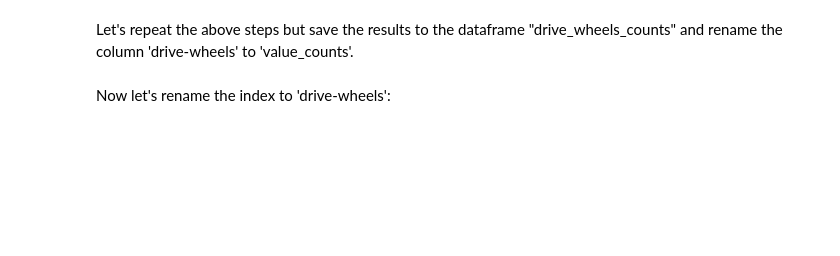
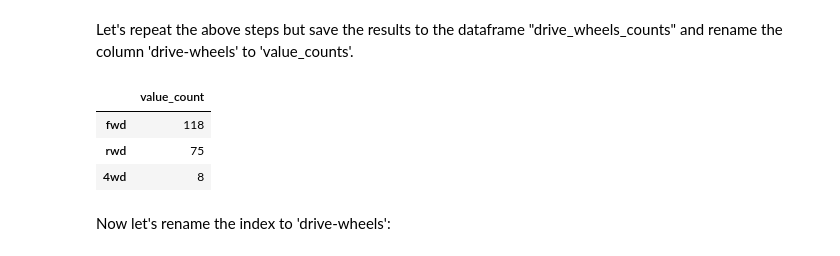
Before and after one commit to andrewrhoden/Panda-DataWrangling, a Jupyter notebook: DA0101EN-3-Review-Exploratory-Data-Analysis.ipynb, the cells around one changed output. Saved outputs shown, nothing was run; the diff lists cells and outputs as text; code cells hidden in the pictures; blank space fills up the shorter version.

```diff
--- a/DA0101EN-3-Review-Exploratory-Data-Analysis.ipynb
+++ b/DA0101EN-3-Review-Exploratory-Data-Analysis.ipynb
@@ -333,9 +352,18 @@ df['drive-wheels'].value_counts().to_frame()
 # %% [markdown]
 Let's repeat the above steps but save the results to the dataframe "drive_wheels_counts" and rename the column  'drive-wheels' to 'value_counts'.
 # %%
-drive_wheels_counts = df['drive-wheels'].value_counts().to_frame()
-drive_wheels_counts.rename(columns={'drive-wheels': 'value_counts'}, inplace=True)
+
+drive_wheels_counts =df['drive-wheels'].value_counts().to_frame()
+
+
+
+drive_wheels_counts.rename(columns={'drive-wheels': 'value_count'}, inplace=True)
 drive_wheels_counts
+# %% [output]
+|  | value_count |
+| fwd | 118 |
+| rwd | 75 |
+| 4wd | 8 |
 # %% [markdown]
 Now let's rename the index to 'drive-wheels':
 # %%
```
Also changed, not shown: parts of 40 cells of this notebook, 2 other files.
